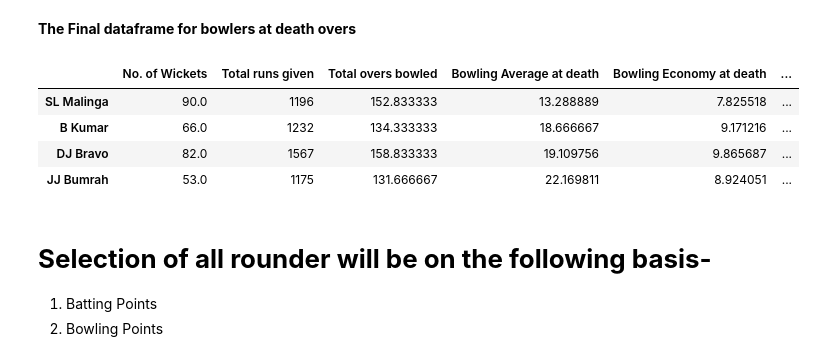
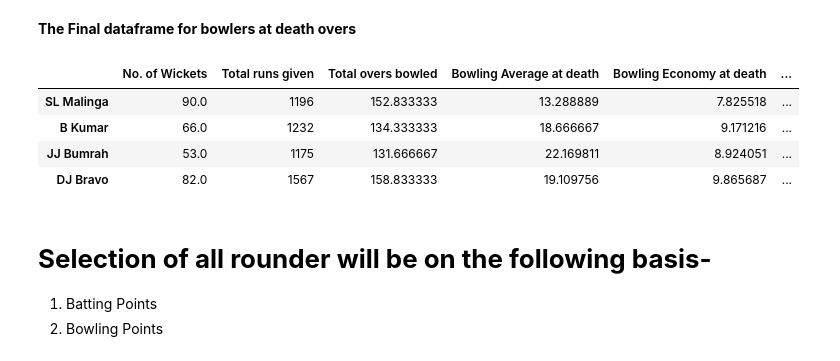
Before and after one commit to dhrubjun/All-time-best-IPL-team, a Jupyter notebook: All_time_best_IPL_team.ipynb, the cells around one changed output. Cells and saved outputs as stored; diff of their text form; code cells hidden in the pictures.

```diff
--- a/All_time_best_IPL_team.ipynb
+++ b/All_time_best_IPL_team.ipynb
@@ -637,7 +622,7 @@ Create a column named 'Points' based on bowler's average and strike rate.
 
 *  **Points** = Bowling avg. + Bowling strike rate
 # %%
-df_bowler_death['Points'] = df_bowler_death.loc[:,'Bowling Average at death'] + df_bowler_death.loc[:,'Bowling Economy at death']
+df_bowler_death['Points'] = (df_bowler_death.loc[:,'Bowling Average at death'])*0.2 + (df_bowler_death.loc[:,'Bowling Economy at death'])*0.8
 # %% [markdown]
 **Consider only those bowlers who has taken more than 50 wickets in death overs**
 # %%
@@ -645,13 +630,13 @@ df_bowler_death = df_bowler_death[df_bowler_death['No. of Wickets']>50]
 # %% [markdown]
 **The Final dataframe for bowlers at death overs**
 # %%
-df_bowler_death.sort_values(by='Points', ascending=True).head(10)
+df_bowler_death.sort_values(by='Points', ascending=True).head()
 # %% [output]
 |  | No. of Wickets | Total runs given | Total overs bowled | Bowling Average at death | Bowling Economy at death | ... |
 | SL Malinga | 90.0 | 1196 | 152.833333 | 13.288889 | 7.825518 | ... |
 | B Kumar | 66.0 | 1232 | 134.333333 | 18.666667 | 9.171216 | ... |
+| JJ Bumrah | 53.0 | 1175 | 131.666667 | 22.169811 | 8.924051 | ... |
 | DJ Bravo | 82.0 | 1567 | 158.833333 | 19.109756 | 9.865687 | ... |
-| JJ Bumrah | 53.0 | 1175 | 131.666667 | 22.169811 | 8.924051 | ... |
 # %% [markdown]
 # **Selection of all rounder will be on the following basis-**
 1. Batting Points
```
Also changed, not shown: parts of 10 cells of this notebook.
